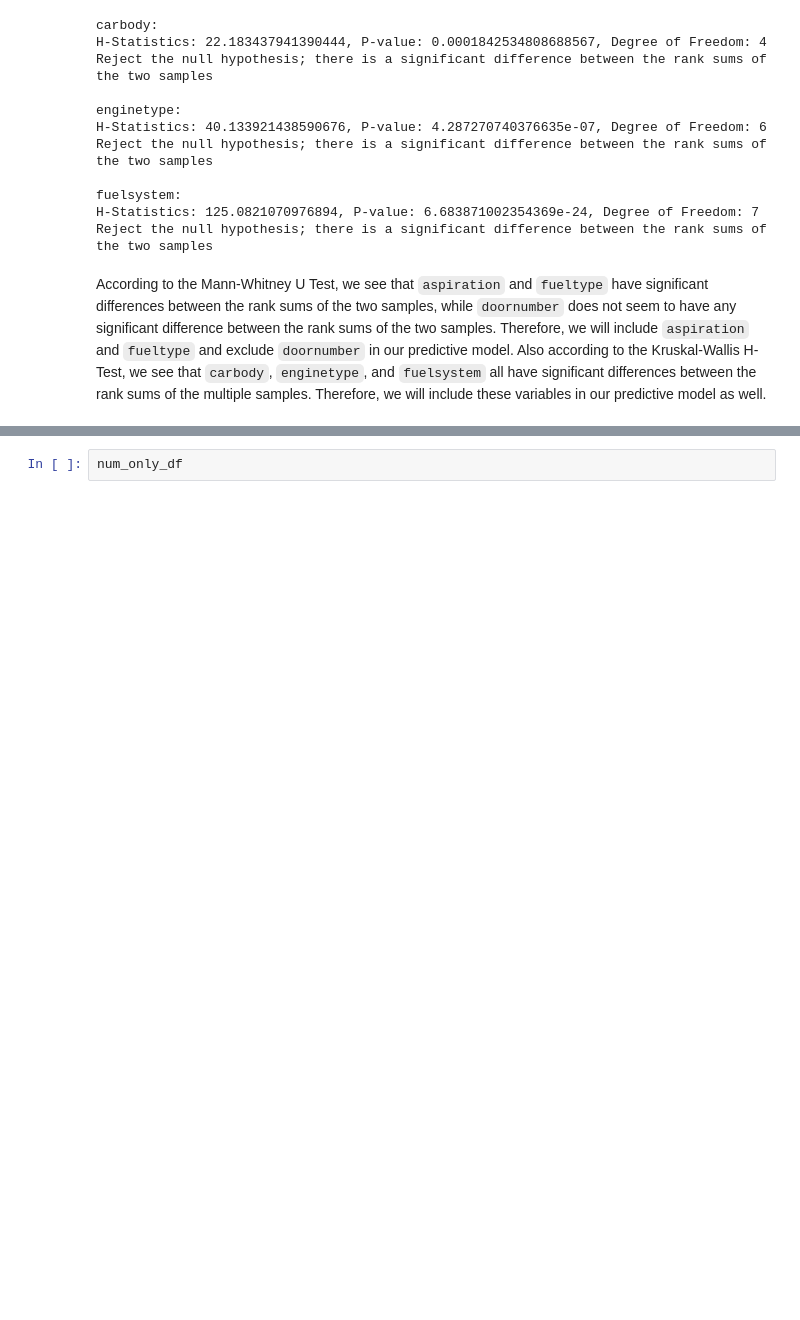
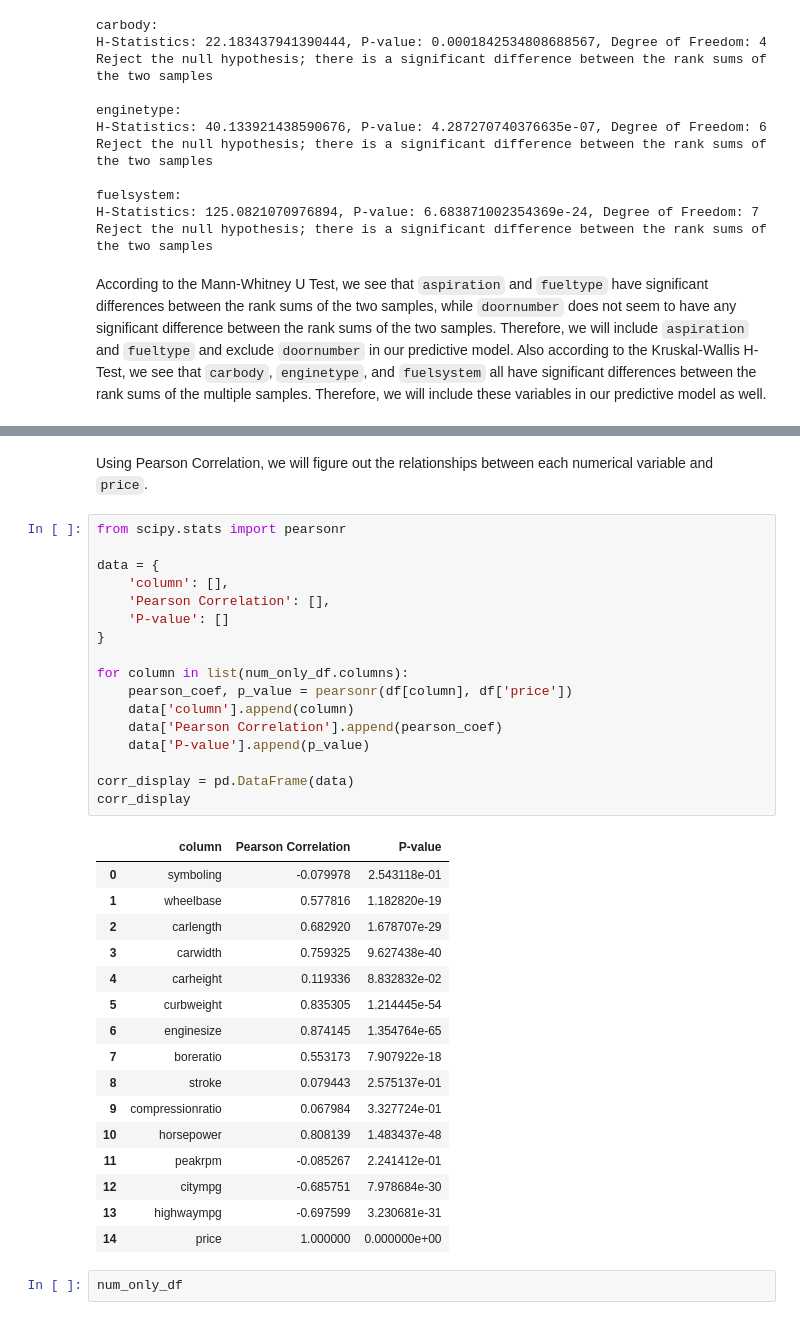
Before and after one commit to lojnys/data_science_project, a Jupyter notebook: car_pricing_assignment/car_price_linear_regression.ipynb, the cells around one changed output, grey strips where cells are left out. Cells and saved outputs as stored; diff of their text form; blank space fills up the shorter version.

```diff
--- a/car_pricing_assignment/car_price_linear_regression.ipynb
+++ b/car_pricing_assignment/car_price_linear_regression.ipynb
@@ -511,3 +554,39 @@ According to the Mann-Whitney U Test, we see that `aspiration` and `fueltype` ha
+# %% [markdown]
+Using Pearson Correlation, we will figure out the relationships between each numerical variable and `price`.
+# %%
+from scipy.stats import pearsonr
+
+data = {
+    'column': [],
+    'Pearson Correlation': [],
+    'P-value': []
+}
+
+for column in list(num_only_df.columns):
+    pearson_coef, p_value = pearsonr(df[column], df['price'])
+    data['column'].append(column)
+    data['Pearson Correlation'].append(pearson_coef)
+    data['P-value'].append(p_value)
+
+corr_display = pd.DataFrame(data)
+corr_display
+# %% [output]
+|  | column | Pearson Correlation | P-value |
+| 0 | symboling | -0.079978 | 2.543118e-01 |
+| 1 | wheelbase | 0.577816 | 1.182820e-19 |
+| 2 | carlength | 0.682920 | 1.678707e-29 |
+| 3 | carwidth | 0.759325 | 9.627438e-40 |
+| 4 | carheight | 0.119336 | 8.832832e-02 |
+| 5 | curbweight | 0.835305 | 1.214445e-54 |
+| 6 | enginesize | 0.874145 | 1.354764e-65 |
+| 7 | boreratio | 0.553173 | 7.907922e-18 |
+| 8 | stroke | 0.079443 | 2.575137e-01 |
+| 9 | compressionratio | 0.067984 | 3.327724e-01 |
+| 10 | horsepower | 0.808139 | 1.483437e-48 |
+| 11 | peakrpm | -0.085267 | 2.241412e-01 |
+| 12 | citympg | -0.685751 | 7.978684e-30 |
+| 13 | highwaympg | -0.697599 | 3.230681e-31 |
+| 14 | price | 1.000000 | 0.000000e+00 |
 # %%
 num_only_df
 # %% [output]
```
Also changed, not shown: parts of 5 cells of this notebook.
